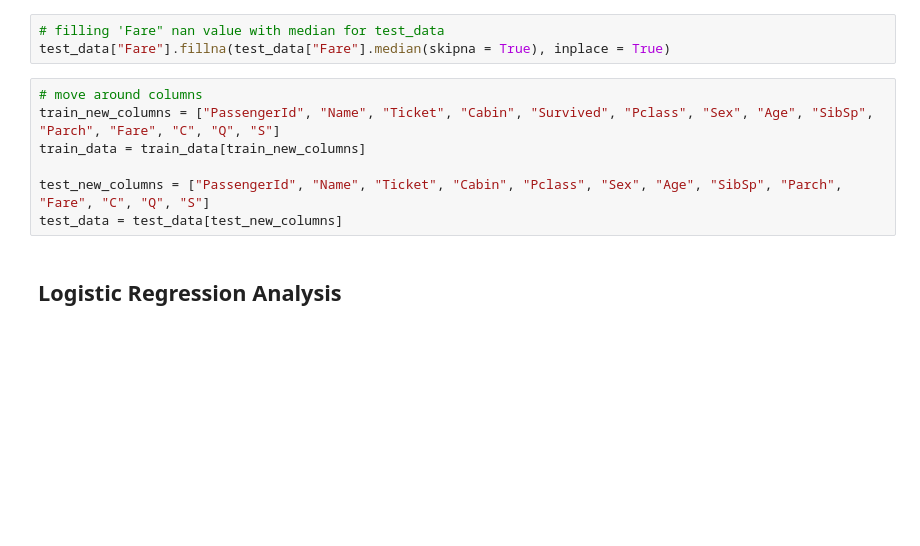
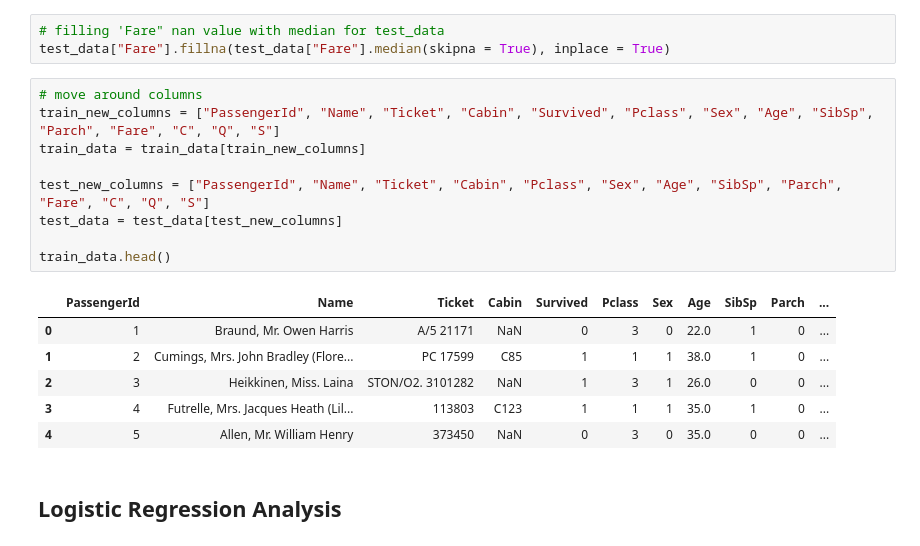
Before and after one commit to usuajiayako/DataScienceWeek6, a Jupyter notebook: titanic_assignment/titanic_assignment.ipynb, the cells around one changed output. Cells and saved outputs as stored; diff of their text form; blank space fills up the shorter version.

```diff
--- a/titanic_assignment/titanic_assignment.ipynb
+++ b/titanic_assignment/titanic_assignment.ipynb
@@ -182,10 +182,19 @@ test_data["Fare"].fillna(test_data["Fare"].median(skipna = True), inplace = True
 # %%
 # move around columns
 train_new_columns = ["PassengerId", "Name", "Ticket", "Cabin", "Survived", "Pclass", "Sex", "Age", "SibSp", "Parch", "Fare", "C", "Q", "S"]
 train_data = train_data[train_new_columns]
 
 test_new_columns = ["PassengerId", "Name", "Ticket", "Cabin", "Pclass", "Sex", "Age", "SibSp", "Parch", "Fare", "C", "Q", "S"]
 test_data = test_data[test_new_columns]
+
+train_data.head()
+# %% [output]
+|  | PassengerId | Name | Ticket | Cabin | Survived | Pclass | Sex | Age | SibSp | Parch | ... |
+| 0 | 1 | Braund, Mr. Owen Harris | A/5 21171 | NaN | 0 | 3 | 0 | 22.0 | 1 | 0 | ... |
+| 1 | 2 | Cumings, Mrs. John Bradley (Flore... | PC 17599 | C85 | 1 | 1 | 1 | 38.0 | 1 | 0 | ... |
+| 2 | 3 | Heikkinen, Miss. Laina | STON/O2. 3101282 | NaN | 1 | 3 | 1 | 26.0 | 0 | 0 | ... |
+| 3 | 4 | Futrelle, Mrs. Jacques Heath (Lil... | 113803 | C123 | 1 | 1 | 1 | 35.0 | 1 | 0 | ... |
+| 4 | 5 | Allen, Mr. William Henry | 373450 | NaN | 0 | 3 | 0 | 35.0 | 0 | 0 | ... |
 # %% [markdown]
 ## Logistic Regression Analysis
 # %%
```
Also changed, not shown: 2 other files.
